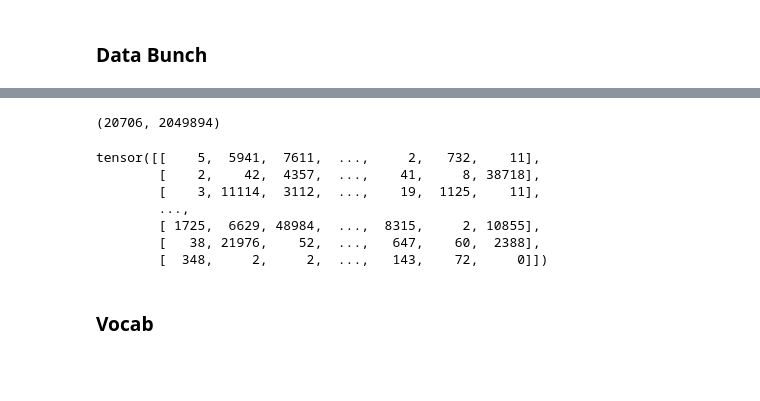
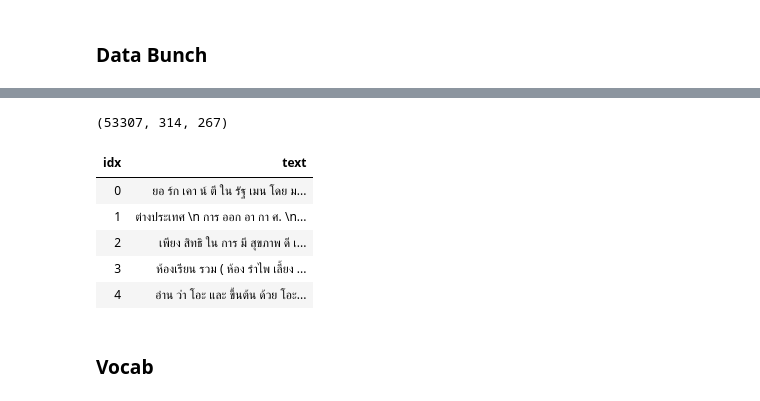
Before and after one commit to cstorm125/thai2fit, a Jupyter notebook: notebook/thwiki_lm.ipynb, the cells around one changed output, grey strips where cells are left out. Drawn from its saved outputs; the diff is of its cells as text; code cells hidden in the pictures; blank space fills up the shorter version.

```diff
--- a/notebook/thwiki_lm.ipynb
+++ b/notebook/thwiki_lm.ipynb
@@ -142,14 +172,0 @@ data = TextLMDataBunch.load(DATA_PATH,'qrnn_db',bs=32)
-# %%
-len(data.valid_ds), len(data.train_ds)
-# %% [output]
-(20706, 2049894)
-# %%
-next(iter(data.valid_dl))[0]
-# %% [output]
-tensor([[    5,  5941,  7611,  ...,     2,   732,    11],
-        [    2,    42,  4357,  ...,    41,     8, 38718],
-        [    3, 11114,  3112,  ...,    19,  1125,    11],
-        ...,
-        [ 1725,  6629, 48984,  ...,  8315,     2, 10855],
-        [   38, 21976,    52,  ...,   647,    60,  2388],
-        [  348,     2,     2,  ...,   143,    72,     0]])
@@ -156,3 +186,18 @@ tensor([[    5,  5941,  7611,  ...,     2,   732,    11],
+# %%
+data = load_data(model_path,'thwiki_lm_data.pkl')
+data.sanity_check()
+len(data.train_ds), len(data.valid_ds), len(data.test_ds)
+# %% [output]
+(53307, 314, 267)
+# %%
+data.show_batch(5)
+# %% [output]
+| idx | text |
+| 0 | ยอ ร์ก เคา น์ ตี ใน รัฐ เมน โดย ม... |
+| 1 | ต่างประเทศ \n การ ออก อา กา ศ. \n... |
+| 2 | เพียง สิทธิ ใน การ มี สุขภาพ ดี เ... |
+| 3 | ห้องเรียน รวม ( ห้อง รำไพ เลี้ยง ... |
+| 4 | อ่าน ว่า โอะ และ ขึ้นต้น ด้วย โอะ... |
 # %% [markdown]
 ### Vocab
 # %%
```
Also changed, not shown: parts of 40 cells of this notebook, 4 other files.
